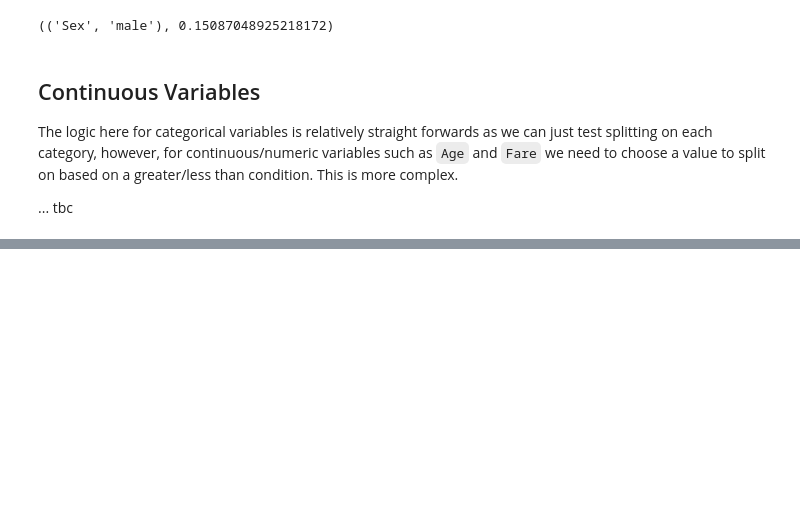
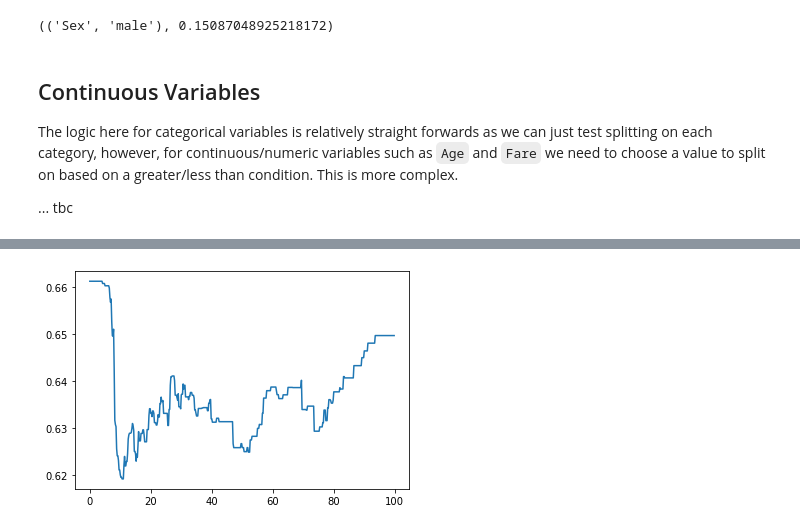
Before and after one commit to Jack-Lawton/python-resources, a Jupyter notebook: lessons/Decision Trees.ipynb, the cells around one changed output, grey strips where cells are left out. Cells and saved outputs as stored; diff of their text form; code cells hidden in the pictures; blank space fills up the shorter version.

```diff
--- a/lessons/Decision Trees.ipynb
+++ b/lessons/Decision Trees.ipynb
@@ -275,0 +314,16 @@ The logic here for categorical variables is relatively straight forwards as we c
+# %%
+
+x = []
+y = []
+
+for i in range(0, 500, 1):
+    x.append(i/5)
+    y.append(entropy_system(
+            df[df["Fare"] > i/5]["Survived"],
+            df[df["Fare"] <= i/5]["Survived"]
+        ))
+
+plt.plot(x,y)
+plt.show()
+# %% [output]
+[figure, added]
```
Also changed, not shown: parts of 4 cells of this notebook.
